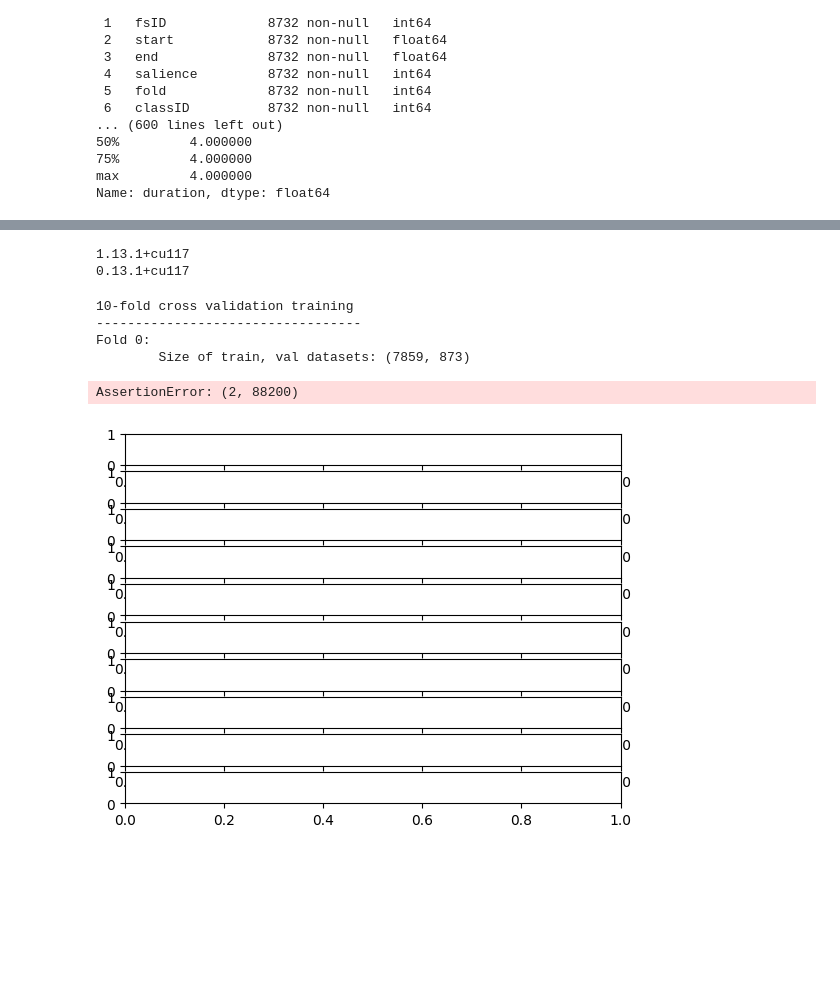
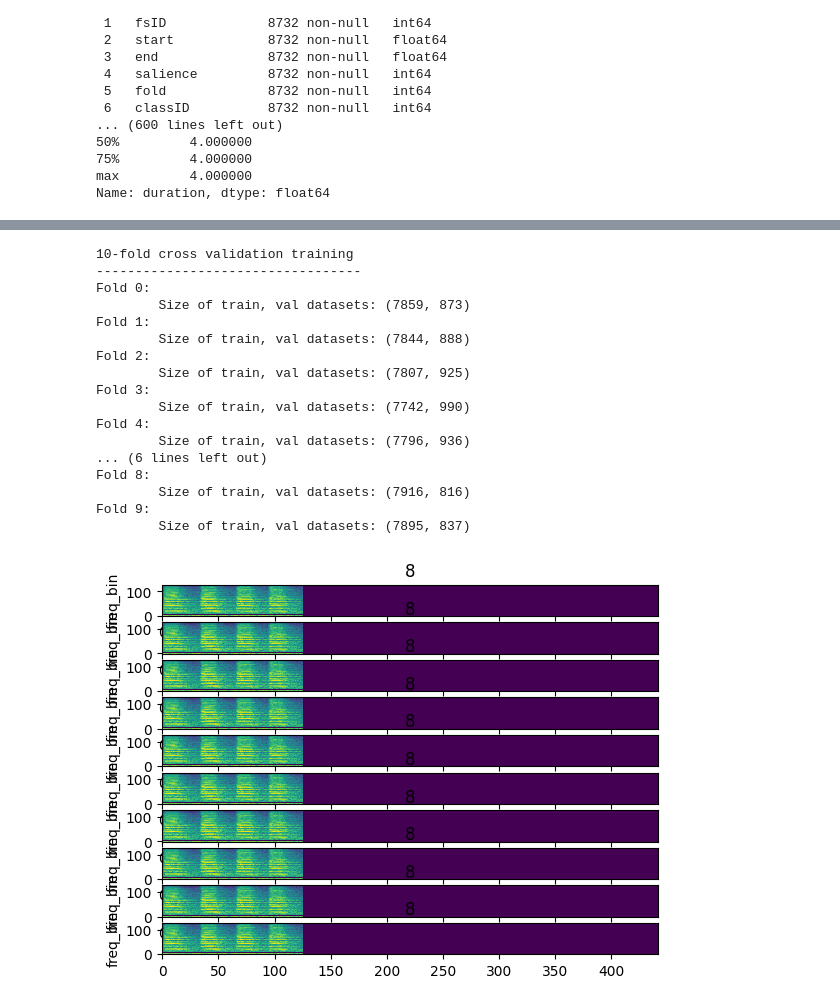
Before and after one commit to ljkeller/pac, a Jupyter notebook: training/sandbox.ipynb, the cells around one changed output, grey strips where cells are left out. Drawn from its saved outputs; the diff is of its cells as text; code cells hidden in the pictures; blank space fills up the shorter version.

```diff
--- a/training/sandbox.ipynb
+++ b/training/sandbox.ipynb
@@ -123,13 +141,3 @@ print(folds[0])
-# %%
-import torchaudio
-import torchaudio.transforms as T
-import torch.nn.functional as F
-
-print(torch.__version__)
-print(torchaudio.__version__)
-# %% [output]
-1.13.1+cu117
-0.13.1+cu117
 # %%
 class Rescale(object):
     """Rescale an audio signal to given length via cropping or padding
@@ -143,13 +151,28 @@ class Rescale(object):
         assert isinstance(output_size, int)
 
     def __call__(self, waveform):
-        ret_wf = waveform
-        if len(waveform) < self.output_size:
-            ret_wf = F.pad(waveform, (0, self.output_size-len(waveform)))
-        elif len(waveform) > self.output_size:
-            ret_wf = waveform[:self.output_size]
+        waveform = torch.squeeze(waveform)
+        assert waveform.ndim <= 2
 
-        assert len(ret_wf) == self.output_size, f"{(len(ret_wf),len_ideal_wf)}"
+        # TODO: Pull stereo / mono into new class?
+
+        ret_wf = None
+        if waveform.ndim == 1:
+            waveform = torch.stack((waveform, waveform))
+#             if len(waveform) < self.output_size:
+#                 ret_wf = F.pad(waveform, (0, self.output_size-len(waveform)))
+#             elif len(waveform) > self.output_size:
+#                 ret_wf = waveform[:self.output_size]
+#         else: # Stereo
+
+        if len(waveform[0]) < self.output_size:
+            ret_wf = F.pad(waveform, (0, self.output_size-len(waveform[0]), 0, 0))
+        elif len(waveform[0]) > self.output_size:
+            expanded_l = waveform[0][:self.output_size]
+            expanded_r = waveform[1][:self.output_size]
+            ret_wf = torch.stack((expanded_l, expanded_r))
+        else:
+            ret_wf = waveform
 
         return ret_wf
 # %%
@@ -202,28 +219,39 @@ def plot_spectrogram(specgram, title=None, ylabel="freq_bin", ax=None):
 # %%
 print(f"{len(folds)}-fold cross validation training")
 print("-"*34)
 
 fig, axs = plt.subplots(len(folds), 1)
 for fold_idx, fold_bundle in enumerate(folds):
     print(f"Fold {fold_idx}:")
     train_ds = UrbanSoundDataSet(urban_audio_path, fold_bundle['train'], sample_rate=target_sample_rate)
     validation_ds = UrbanSoundDataSet(urban_audio_path, fold_bundle['validation'], sample_rate=target_sample_rate)
     print(f"\tSize of train, val datasets: {(len(train_ds), len(validation_ds))}")
 
     train_dl = DataLoader(train_ds, batch_size=batch_size, shuffle=isShuffle)
     validation_dl = DataLoader(validation_ds, batch_size=batch_size, shuffle=isShuffle)
 
     if preview:
-        train_spectrograms, train_labels = next(iter(train_dl))
-        spctr = train_spectrograms[0].squeeze()
-        label = train_labels[0]
-        plot_spectrogram(spctr, label, ax=axs[fold_idx])
+        batch = next(iter(train_dl))
+        spctrs, labels = sample['spectrogram'], sample['label']
+        plot_spectrogram(spctr[0][0], label[0], ax=axs[fold_idx])
 
-fig.tight_layout()
+# fig.tight_layout()
 # %% [output]
 10-fold cross validation training
 ----------------------------------
 Fold 0:
         Size of train, val datasets: (7859, 873)
+Fold 1:
+        Size of train, val datasets: (7844, 888)
+Fold 2:
+        Size of train, val datasets: (7807, 925)
+Fold 3:
+        Size of train, val datasets: (7742, 990)
+Fold 4:
+        Size of train, val datasets: (7796, 936)
+... (6 lines left out)
+Fold 8:
+        Size of train, val datasets: (7916, 816)
+Fold 9:
+        Size of train, val datasets: (7895, 837)
-AssertionError: (2, 88200)
-[figure, old version]
+[figure, new version]
```
Also changed, not shown: parts of 4 cells of this notebook.
